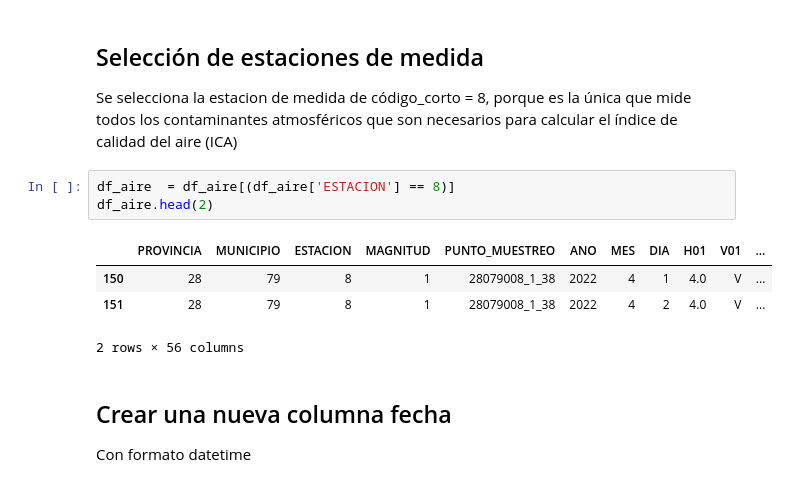
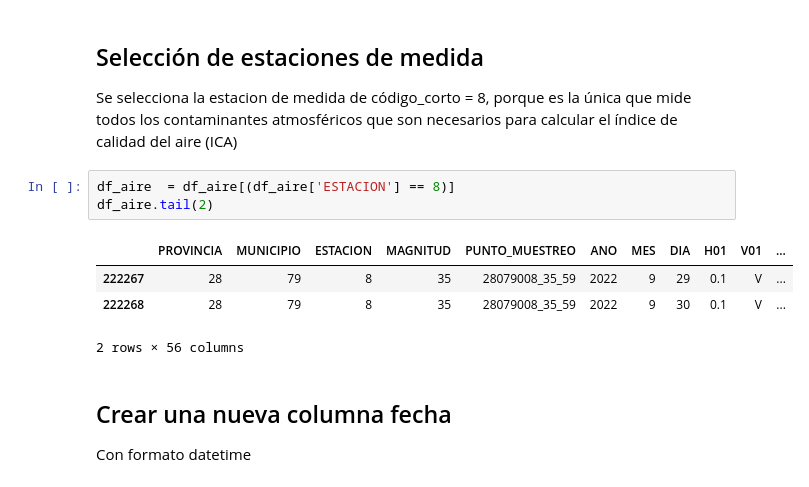
Before and after one commit to EmmaMontalban/grupo1_analisis, a Jupyter notebook: notebooks/0.1.Creaccion_columnas__aire.ipynb, the cells around one changed output. Drawn from its saved outputs; the diff is of its cells as text.

```diff
--- a/notebooks/0.1.Creaccion_columnas__aire.ipynb
+++ b/notebooks/0.1.Creaccion_columnas__aire.ipynb
@@ -85,11 +95,11 @@ df_aire.head()
 Se selecciona la estacion de medida de código_corto = 8, porque es la única que mide todos los contaminantes atmosféricos que son necesarios para calcular el índice de calidad del aire (ICA)
 # %%
 df_aire  = df_aire[(df_aire['ESTACION'] == 8)]
-df_aire.head(2)
+df_aire.tail(2)
 # %% [output]
 |  | PROVINCIA | MUNICIPIO | ESTACION | MAGNITUD | PUNTO_MUESTREO | ANO | MES | DIA | H01 | V01 | ... |
-| 150 | 28 | 79 | 8 | 1 | 28079008_1_38 | 2022 | 4 | 1 | 4.0 | V | ... |
-| 151 | 28 | 79 | 8 | 1 | 28079008_1_38 | 2022 | 4 | 2 | 4.0 | V | ... |
+| 222267 | 28 | 79 | 8 | 35 | 28079008_35_59 | 2022 | 9 | 29 | 0.1 | V | ... |
+| 222268 | 28 | 79 | 8 | 35 | 28079008_35_59 | 2022 | 9 | 30 | 0.1 | V | ... |
 2 rows × 56 columns
 # %% [markdown]
 ## Crear una nueva columna fecha
```
Also changed, not shown: parts of 17 cells of this notebook, 7 other files.
